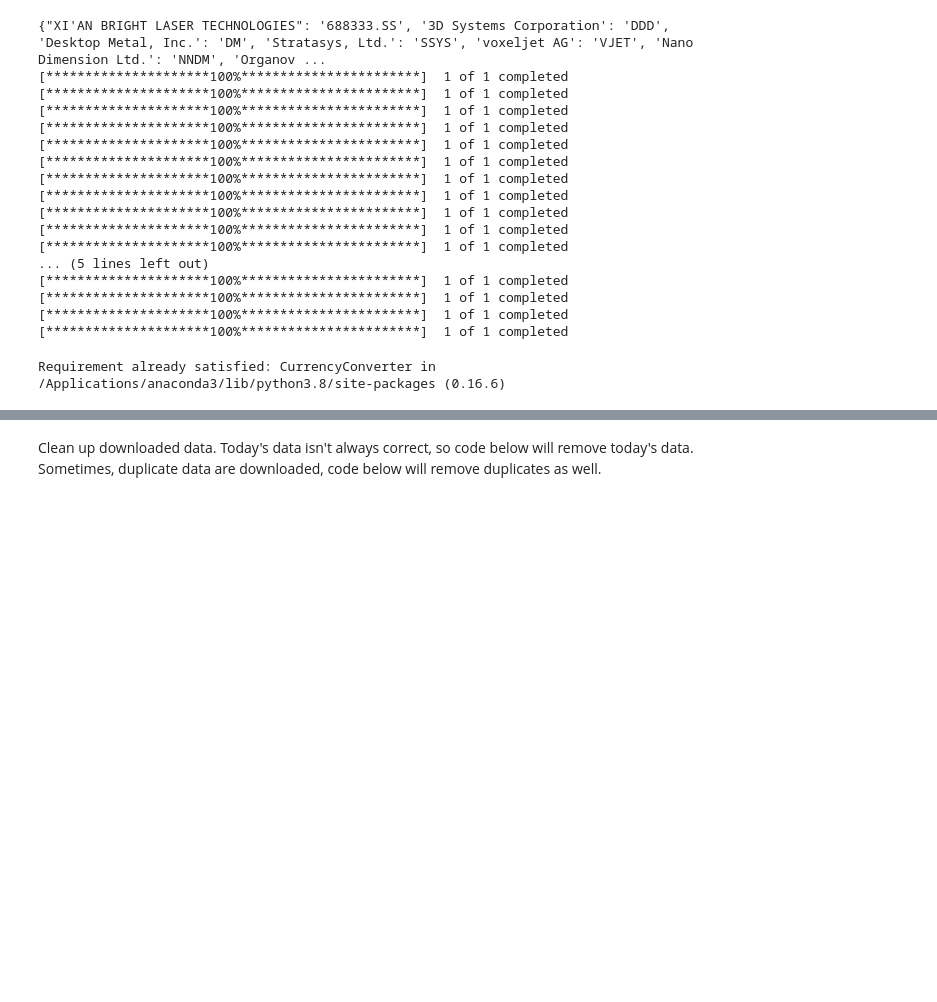
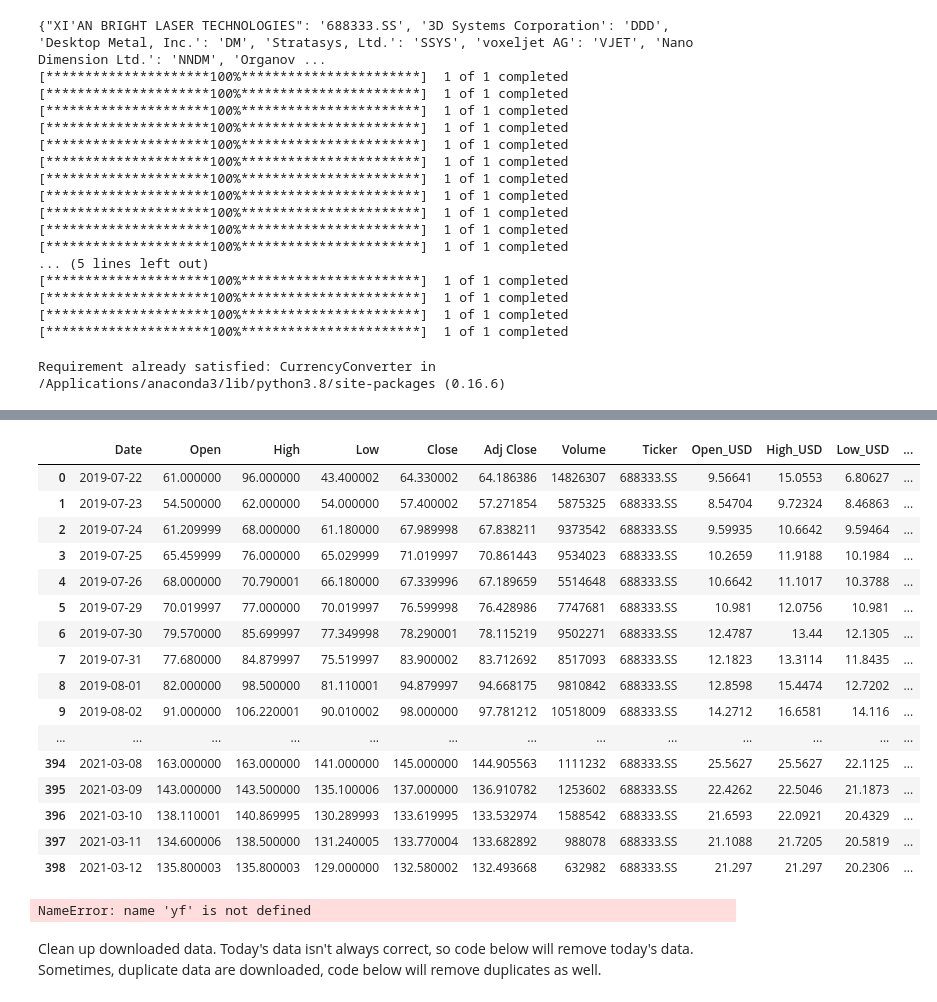
Before and after one commit to dengyunxiayu/3DPrintingStockMarket, a Jupyter notebook: 3DPrintingStockMarket/3DPrintingStockMarket.ipynb, the cells around one changed output, grey strips where cells are left out. Saved outputs shown, nothing was run; the diff lists cells and outputs as text; code cells hidden in the pictures; blank space fills up the shorter version.

```diff
--- a/3DPrintingStockMarket/3DPrintingStockMarket.ipynb
+++ b/3DPrintingStockMarket/3DPrintingStockMarket.ipynb
@@ -184,6 +184,7 @@ reader1['researchDevelopment2020'] = ""
 reader1['researchDevelopment2019'] = ""
 reader1['researchDevelopment2018'] = ""
 reader1['researchDevelopment2017'] = ""
+reader1['sharesOutstanding'] = ""
 pd.set_option('display.max_columns', 500)
 # %%
 # Fill columns of 'fullTimeEmployees', 'city', 'country'
@@ -196,6 +197,8 @@ for i in range (len(reader1.ticker)):
         reader1['city'][i] = CompanyInfo[i]['city']
     if 'country' in CompanyInfo[i].keys():
         reader1['country'][i] = CompanyInfo[i]['country']
+    if 'sharesOutstanding' in CompanyInfo[i].keys():
+        reader1['sharesOutstanding'][i] = CompanyInfo[i]['sharesOutstanding']
 # %%
 # Fill columns of 'totalRevenue', 'NetIncome', 'ResearchDevelopment'.
 
@@ -351,6 +354,11 @@ reader2['High_USD'] = ""
 reader2['Low_USD'] = ""
 reader2['Close_USD'] = ""
 reader2['Adj Close_USD'] = ""
+reader2['MarketCapOpen_USD'] = ""
+reader2['MarketCapHigh_USD'] = ""
+reader2['MarketCapLow_USD'] = ""
+reader2['MarketCapClose_USD'] = ""
+reader2['MarketCapAdj Close_USD'] = ""
 #reader2['Volume_USD'] = "" #what the meaning of this "volume?" Is it Dollar volume?
 for i in range (len(reader2['Ticker'])):
     for j in range (len(reader1['ticker'])):
@@ -360,11 +368,41 @@ for i in range (len(reader2['Ticker'])):
             reader2['Low_USD'][i] = reader2['Low'][i]/reader1['currencyRatesToUSD'][j]
             reader2['Close_USD'][i] = reader2['Close'][i]/reader1['currencyRatesToUSD'][j]
             reader2['Adj Close_USD'][i] = reader2['Adj Close'][i]/reader1['currencyRatesToUSD'][j]
+            reader2['MarketCapOpen_USD'][i] = reader2['Open'][i]/reader1['currencyRatesToUSD'][j]*float(reader1['sharesOutstanding'][j])
+            reader2['MarketCapHigh_USD'][i] = reader2['High'][i]/reader1['currencyRatesToUSD'][j]*float(reader1['sharesOutstanding'][j])
+            reader2['MarketCapLow_USD'][i] = reader2['Low'][i]/reader1['currencyRatesToUSD'][j]*float(reader1['sharesOutstanding'][j])
+            reader2['MarketCapClose_USD'][i] = reader2['Close'][i]/reader1['currencyRatesToUSD'][j]*float(reader1['sharesOutstanding'][j])
+            reader2['MarketCapAdj Close_USD'][i] = reader2['Adj Close'][i]/reader1['currencyRatesToUSD'][j]*float(reader1['sharesOutstanding'][j])
 #            reader2['Volume_USD'][i] = reader2['Volume'][i]/reader1.currencyRatesToUSD[j]
 reader2.to_csv('/Users/songyang/Desktop/XUE/Data analysis projects/3DPrintingStockMarket/get3DPrintingStockData_USD.csv')
+# %%
+pd.set_option('display.max_rows', 2000)
+reader2.head(500)
+# %% [output]
+|  | Date | Open | High | Low | Close | Adj Close | Volume | Ticker | Open_USD | High_USD | Low_USD | ... |
+| 0 | 2019-07-22 | 61.000000 | 96.000000 | 43.400002 | 64.330002 | 64.186386 | 14826307 | 688333.SS | 9.56641 | 15.0553 | 6.80627 | ... |
+| 1 | 2019-07-23 | 54.500000 | 62.000000 | 54.000000 | 57.400002 | 57.271854 | 5875325 | 688333.SS | 8.54704 | 9.72324 | 8.46863 | ... |
+| 2 | 2019-07-24 | 61.209999 | 68.000000 | 61.180000 | 67.989998 | 67.838211 | 9373542 | 688333.SS | 9.59935 | 10.6642 | 9.59464 | ... |
+| 3 | 2019-07-25 | 65.459999 | 76.000000 | 65.029999 | 71.019997 | 70.861443 | 9534023 | 688333.SS | 10.2659 | 11.9188 | 10.1984 | ... |
+| 4 | 2019-07-26 | 68.000000 | 70.790001 | 66.180000 | 67.339996 | 67.189659 | 5514648 | 688333.SS | 10.6642 | 11.1017 | 10.3788 | ... |
+| 5 | 2019-07-29 | 70.019997 | 77.000000 | 70.019997 | 76.599998 | 76.428986 | 7747681 | 688333.SS | 10.981 | 12.0756 | 10.981 | ... |
+| 6 | 2019-07-30 | 79.570000 | 85.699997 | 77.349998 | 78.290001 | 78.115219 | 9502271 | 688333.SS | 12.4787 | 13.44 | 12.1305 | ... |
+| 7 | 2019-07-31 | 77.680000 | 84.879997 | 75.519997 | 83.900002 | 83.712692 | 8517093 | 688333.SS | 12.1823 | 13.3114 | 11.8435 | ... |
+| 8 | 2019-08-01 | 82.000000 | 98.500000 | 81.110001 | 94.879997 | 94.668175 | 9810842 | 688333.SS | 12.8598 | 15.4474 | 12.7202 | ... |
+| 9 | 2019-08-02 | 91.000000 | 106.220001 | 90.010002 | 98.000000 | 97.781212 | 10518009 | 688333.SS | 14.2712 | 16.6581 | 14.116 | ... |
+| ... | ... | ... | ... | ... | ... | ... | ... | ... | ... | ... | ... | ... |
+| 394 | 2021-03-08 | 163.000000 | 163.000000 | 141.000000 | 145.000000 | 144.905563 | 1111232 | 688333.SS | 25.5627 | 25.5627 | 22.1125 | ... |
+| 395 | 2021-03-09 | 143.000000 | 143.500000 | 135.100006 | 137.000000 | 136.910782 | 1253602 | 688333.SS | 22.4262 | 22.5046 | 21.1873 | ... |
+| 396 | 2021-03-10 | 138.110001 | 140.869995 | 130.289993 | 133.619995 | 133.532974 | 1588542 | 688333.SS | 21.6593 | 22.0921 | 20.4329 | ... |
+| 397 | 2021-03-11 | 134.600006 | 138.500000 | 131.240005 | 133.770004 | 133.682892 | 988078 | 688333.SS | 21.1088 | 21.7205 | 20.5819 | ... |
+| 398 | 2021-03-12 | 135.800003 | 135.800003 | 129.000000 | 132.580002 | 132.493668 | 632982 | 688333.SS | 21.297 | 21.297 | 20.2306 | ... |
 # %%
 # yf.Ticker('688333.SS').(financials, quarterly_financials, major_holders, cashflow,
         # quarterly_cashflow, recommendations, history(period="1mo"), analysis)
+# %%
+yf.Ticker('688333.SS').info.keys
+# %% [output]
+NameError: name 'yf' is not defined
 # %% [markdown]
 Clean up downloaded data.
 Today's data isn't always correct, so code below will remove today's data.
```
Also changed, not shown: parts of 1 cell of this notebook, 6 other files.
